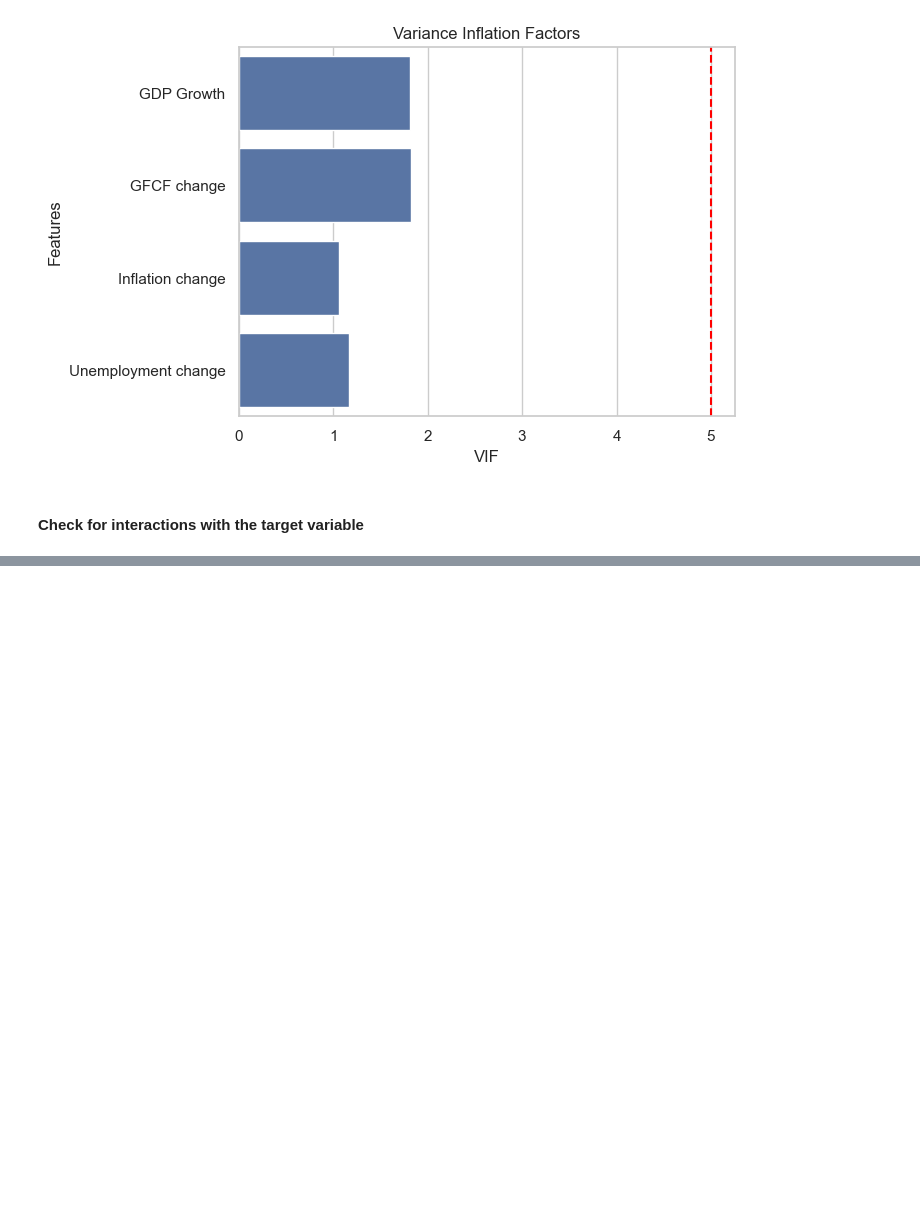
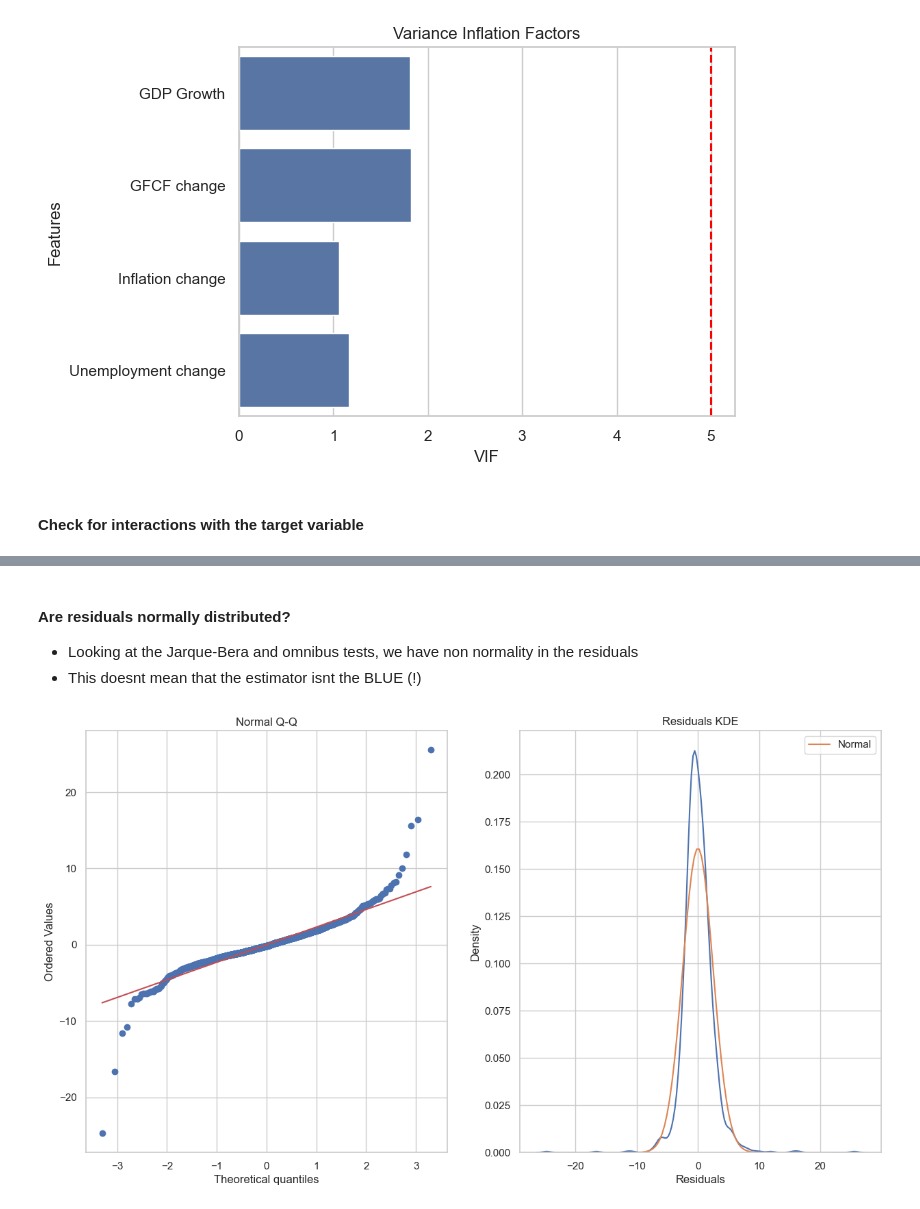
Before and after one commit to amarmate/SDS---12, a Jupyter notebook: Notebooks/python_notebook.ipynb, the cells around one changed output, grey strips where cells are left out. Saved outputs shown, nothing was run; the diff lists cells and outputs as text; code cells hidden in the pictures; blank space fills up the shorter version.

```diff
--- a/Notebooks/python_notebook.ipynb
+++ b/Notebooks/python_notebook.ipynb
@@ -106,0 +135,26 @@ plt.show()
+# %% [markdown]
+#### Are residuals normally distributed?
+
+
+- Looking at the Jarque-Bera and omnibus tests, we have non normality in the residuals
+- This doesnt mean that the estimator isnt the BLUE (!)
+# %%
+# Lets look at the Q-Q plot of the residuals
+sns.set(style="whitegrid")
+fig, ax = plt.subplots(figsize=(15,8), nrows=1, ncols=2)
+_, (__, ___, r) = st.probplot(pooled_ols.resid, plot=ax[0], fit=True)
+
+
+sns.kdeplot(pooled_ols.resid, ax=ax[1])
+
+# Estimate the normal distribution
+mean, std = st.norm.fit(pooled_ols.resid)
+ax[1].plot(np.linspace(-20,20,100), st.norm.pdf(np.linspace(-20,20,100), mean, std), label='Normal')
+ax[1].legend()
+ax[1].set_xlabel('Residuals')
+ax[1].set_ylabel('Density')
+ax[1].set_title('Residuals KDE')
+ax[0].set_title('Normal Q-Q')
+plt.show()
+# %% [output]
+[figure, added]
```
Also changed, not shown: parts of 21 cells of this notebook.
